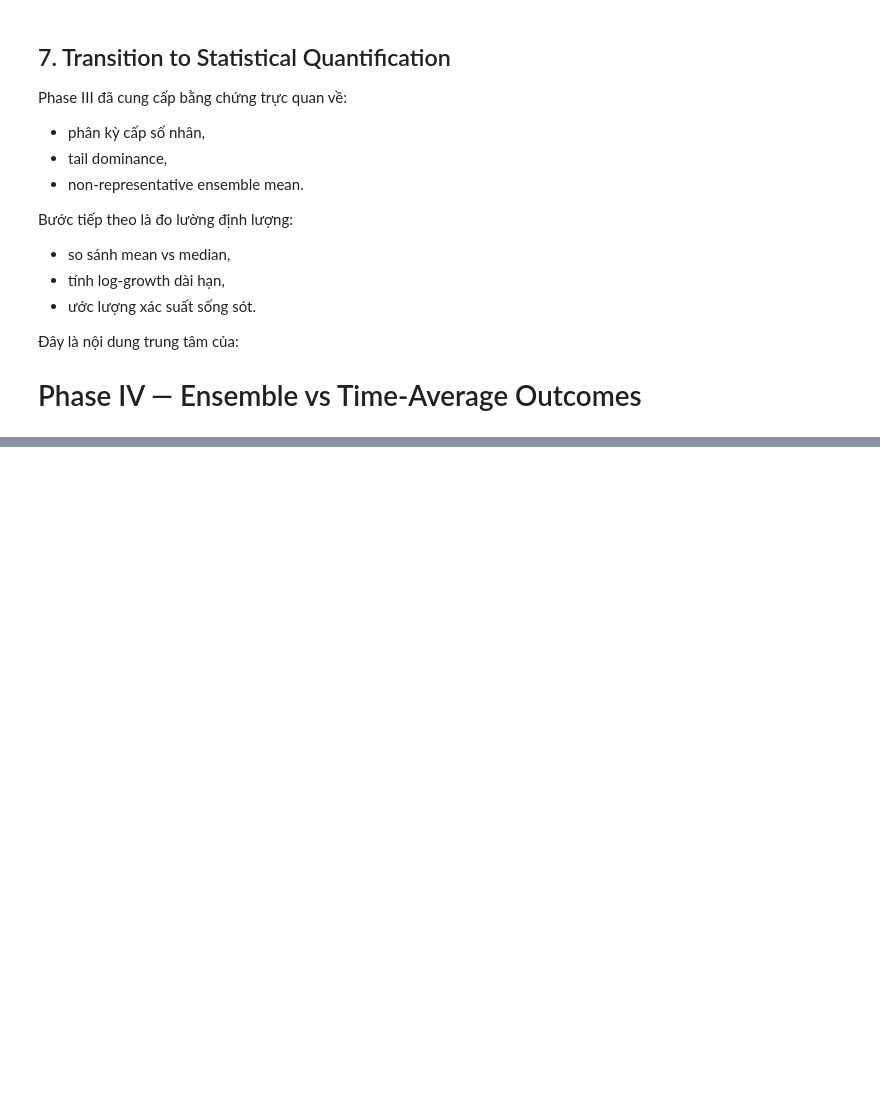
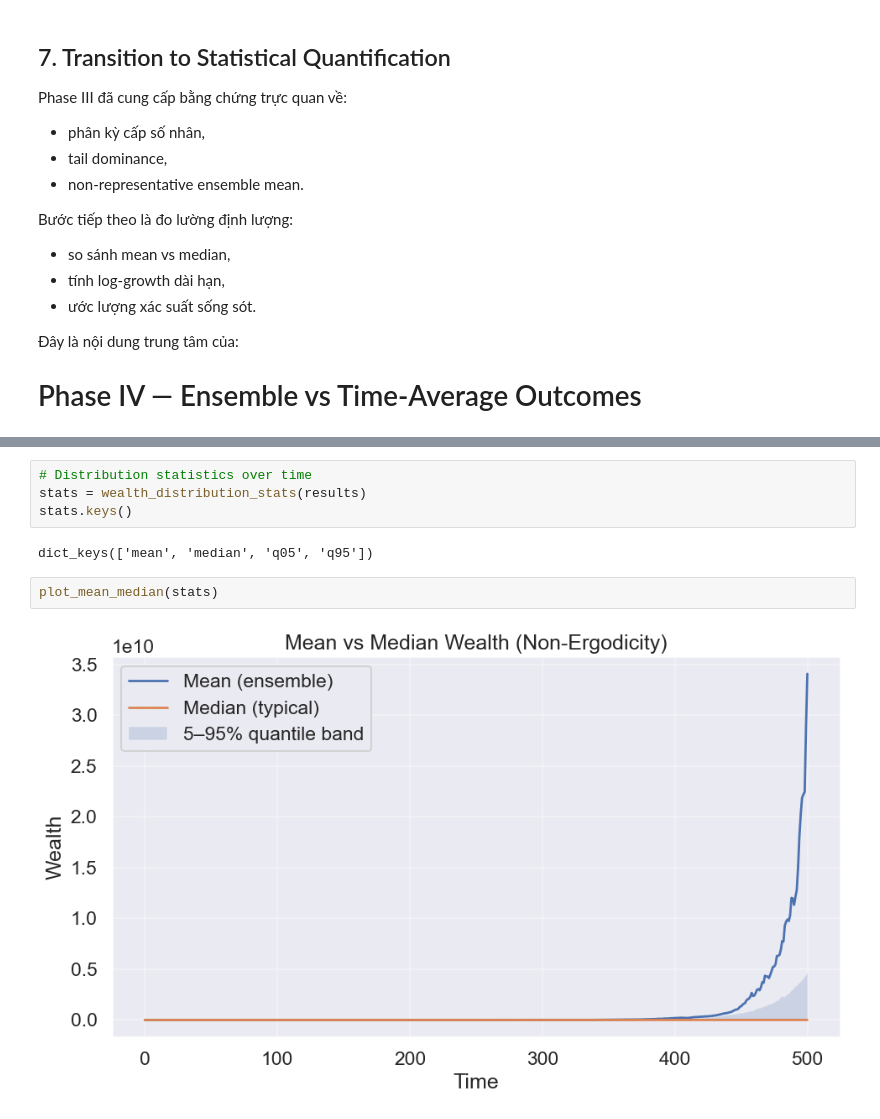
Before and after one commit to thisYui/Non-Ergodic-Dynamics-in-Multiplicative-Systems, a Jupyter notebook: notebooks/01_non_ergodic_multiplicative_dynamics.ipynb, the cells around one changed output, grey strips where cells are left out. Saved outputs shown, nothing was run; the diff lists cells and outputs as text; blank space fills up the shorter version.

```diff
--- a/notebooks/01_non_ergodic_multiplicative_dynamics.ipynb
+++ b/notebooks/01_non_ergodic_multiplicative_dynamics.ipynb
@@ -465,0 +481,10 @@ Bước tiếp theo là đo lường định lượng:
+# %%
+# Distribution statistics over time
+stats = wealth_distribution_stats(results)
+stats.keys()
+# %% [output]
+dict_keys(['mean', 'median', 'q05', 'q95'])
+# %%
+plot_mean_median(stats)
+# %% [output]
+[figure, added]
```
Also changed, not shown: parts of 11 cells of this notebook.
